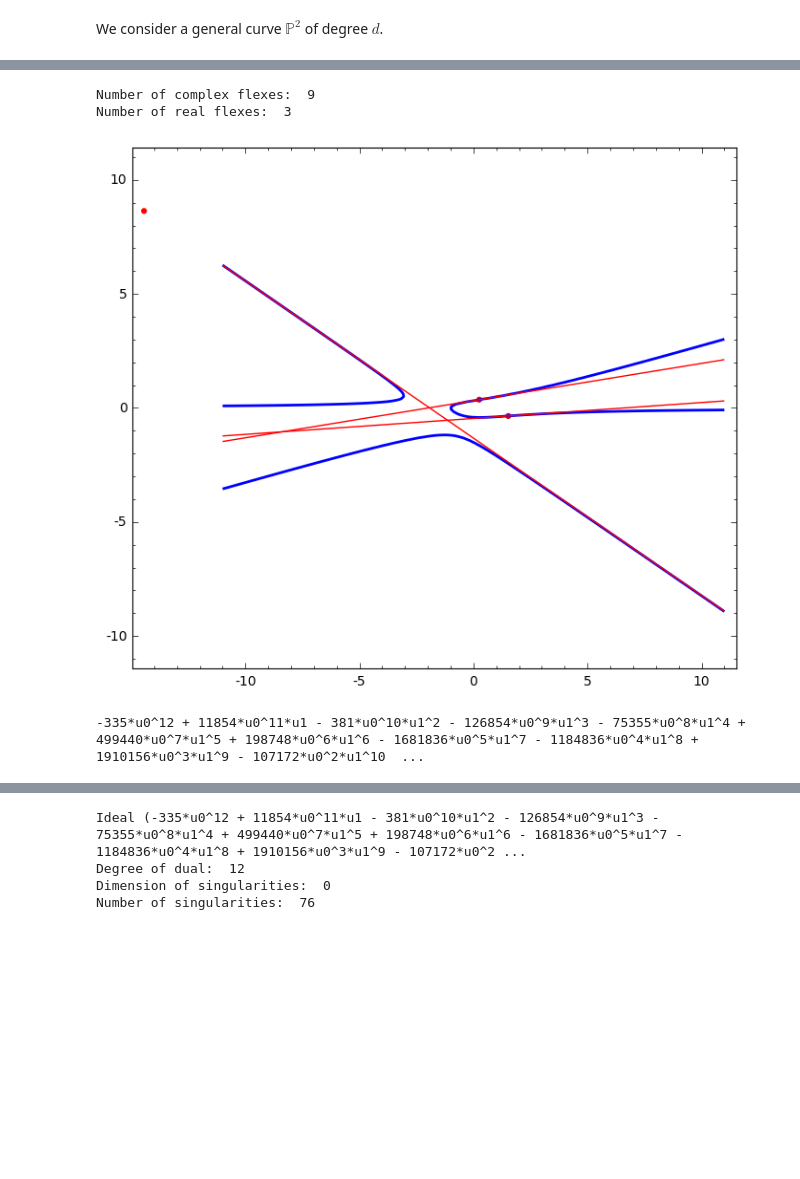
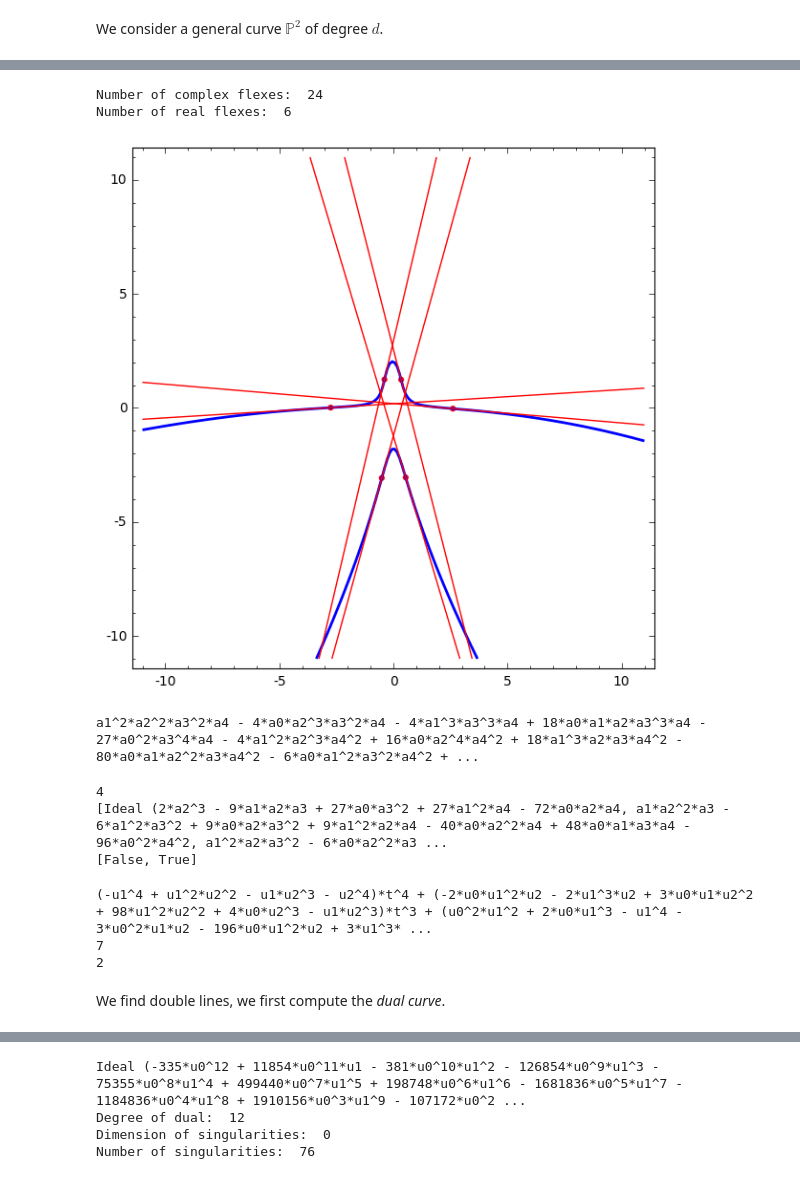
Before and after one commit to mtrager/changing-views, a Jupyter notebook: Changing Views of Curves and Surfaces.ipynb, the cells around one changed output, grey strips where cells are left out. Saved outputs shown, nothing was run; the diff lists cells and outputs as text; code cells hidden in the pictures; blank space fills up the shorter version.

```diff
--- a/Changing Views of Curves and Surfaces.ipynb
+++ b/Changing Views of Curves and Surfaces.ipynb
@@ -9,7 +9,7 @@ We consider a general curve $\mathbb P^2$ of degree $d$.
 # %%
 R.<x0,x1,x2> = QQ[]
 
-degree = 3
+degree = 4
 
 F = general_curve(degree)
 print F
@@ -24,25 +25,46 @@ We compute flex points and flex lines using the hessian determinant.
 # %%
+R.<x0,x1,x2> = QQ[]
 flex_points_ideal = F + hessian_determinant(F)
 
 print "Number of complex flexes: ", flex_points_ideal.hilbert_polynomial()
 
 # real flex points:
 real_flex_points = (flex_points_ideal.subs(x0=1).change_ring(QQ[x1, x2])).variety(RR)
 print "Number of real flexes: ", len(real_flex_points)
 
 # compute and show real flex lines
 lines=tangents_at_points(F,real_flex_points)
 
 g = plot_curve(F)
 g += plot_lines(lines)
 g += plot_points(real_flex_points)
 g.show()
 # %% [output]
-Number of complex flexes:  9
-Number of real flexes:  3
+Number of complex flexes:  24
+Number of real flexes:  6
-[figure, old version]
+[figure, new version]
-# %%
-d=dual_curve(F)
-d
-# %% [output]
--335*u0^12 + 11854*u0^11*u1 - 381*u0^10*u1^2 - 126854*u0^9*u1^3 - 75355*u0^8*u1^4 + 499440*u0^7*u1^5 + 198748*u0^6*u1^6 - 1681836*u0^5*u1^7 - 1184836*u0^4*u1^8 + 1910156*u0^3*u1^9 - 107172*u0^2*u1^10  ...
+# %%
+R4.<a0,a1,a2,a3,a4,t>=QQ[]
+
+poly = a0+a1*t+a2*t^2+a3*t^3+a4*t^4
+res = poly.resultant(poly.derivative(t), t)
+
+show(res)
+
+j=res.jacobian_ideal?
+j.change_ring(QQ[a0,a1,a2,a3,a4])
+print j.dimension()
+j=j.saturation(ideal(a4))[0]
+
+d=j.primary_decomposition()
+
+print d
+
+print [i.is_prime() for i in d]
+
+condition = d[1]
+# %% [output]
+a1^2*a2^2*a3^2*a4 - 4*a0*a2^3*a3^2*a4 - 4*a1^3*a3^3*a4 + 18*a0*a1*a2*a3^3*a4 - 27*a0^2*a3^4*a4 - 4*a1^2*a2^3*a4^2 + 16*a0*a2^4*a4^2 + 18*a1^3*a2*a3*a4^2 - 80*a0*a1*a2^2*a3*a4^2 - 6*a0*a1^2*a3^2*a4^2 + ...
+4
+[Ideal (2*a2^3 - 9*a1*a2*a3 + 27*a0*a3^2 + 27*a1^2*a4 - 72*a0*a2*a4, a1*a2^2*a3 - 6*a1^2*a3^2 + 9*a0*a2*a3^2 + 9*a1^2*a2*a4 - 40*a0*a2^2*a4 + 48*a0*a1*a3*a4 - 96*a0^2*a4^2, a1^2*a2*a3^2 - 6*a0*a2^2*a3 ...
+[False, True]
@@ -48,0 +73,27 @@ d
+# %%
+R2.<u0,u1,u2> = QQ[]
+R3.<x0, x1, x2, u0, u1, u2, t> = QQ[]
+
+# two points on u0x0+u1x1+u2x2=0
+P = vector([-u1, u0, 0])
+Q = vector([0, -u2, u1])
+
+F1 = F.change_ring(R3)
+poly = (F1.subs(x0=((P + t * Q)[0]), x1=((P + t * Q)[1]), x2=((P + t * Q)[2]))).gens()[0]
+
+c=poly.polynomial(t).coefficients()
+
+print poly.polynomial(t)
+
+double_lines = condition.subs(a0=c[0],a1=c[1],a2=c[2],a3=c[3],a4=c[4])
+double_lines = double_lines.change_ring(R2)
+
+print len(double_lines.gens())
+
+print double_lines.dimension()
+# %% [output]
+(-u1^4 + u1^2*u2^2 - u1*u2^3 - u2^4)*t^4 + (-2*u0*u1^2*u2 - 2*u1^3*u2 + 3*u0*u1*u2^2 + 98*u1^2*u2^2 + 4*u0*u2^3 - u1*u2^3)*t^3 + (u0^2*u1^2 + 2*u0*u1^3 - u1^4 - 3*u0^2*u1*u2 - 196*u0*u1^2*u2 + 3*u1^3* ...
+7
+2
+# %% [markdown]
+We find double lines, we first compute the *dual curve*.
```
Also changed, not shown: parts of 7 cells of this notebook.
